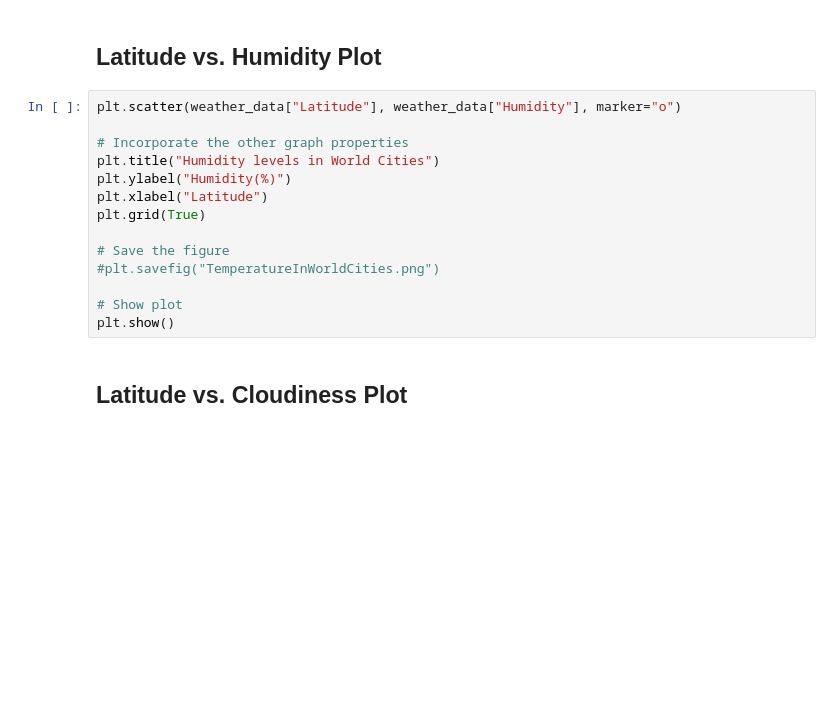
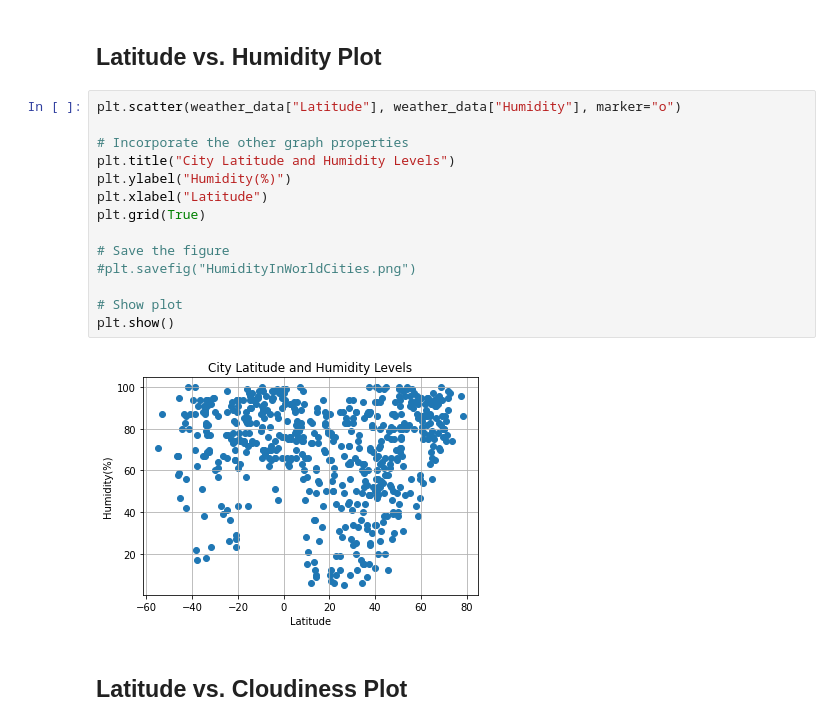
Before and after one commit to ismahanadan/What-is-the-Weather-Like-Python-API, a Jupyter notebook: What's the Weather Like-Python API/Instructions/starter_code/WeatherPy.ipynb, the cells around one changed output. Cells and saved outputs as stored; diff of their text form; blank space fills up the shorter version.

```diff
--- a/What's the Weather Like-Python API/Instructions/starter_code/WeatherPy.ipynb
+++ b/What's the Weather Like-Python API/Instructions/starter_code/WeatherPy.ipynb
@@ -235,16 +235,18 @@ plt.show()
 # %%
 plt.scatter(weather_data["Latitude"], weather_data["Humidity"], marker="o")
 
 # Incorporate the other graph properties
-plt.title("Humidity levels in World Cities")
+plt.title("City Latitude and Humidity Levels")
 plt.ylabel("Humidity(%)")
 plt.xlabel("Latitude")
 plt.grid(True)
 
 # Save the figure
-#plt.savefig("TemperatureInWorldCities.png")
+#plt.savefig("HumidityInWorldCities.png")
 
 # Show plot
 plt.show()
+# %% [output]
+[figure, added]
 # %% [markdown]
 ## Latitude vs. Cloudiness Plot
```
Also changed, not shown: parts of 3 cells of this notebook.
